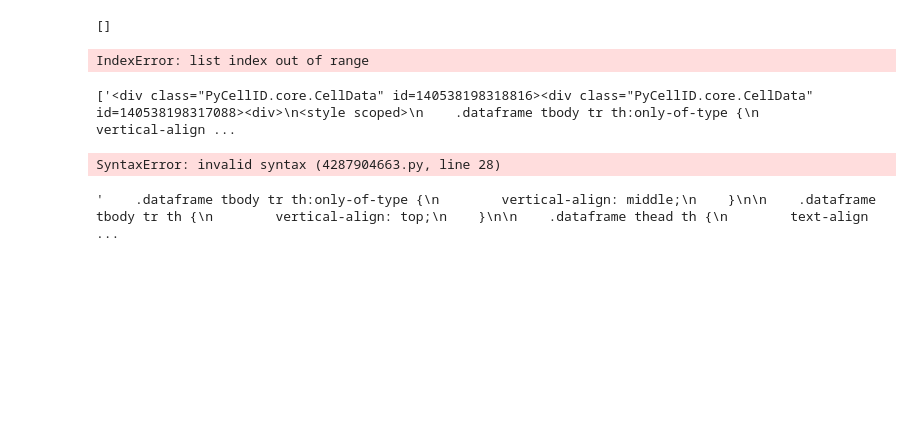
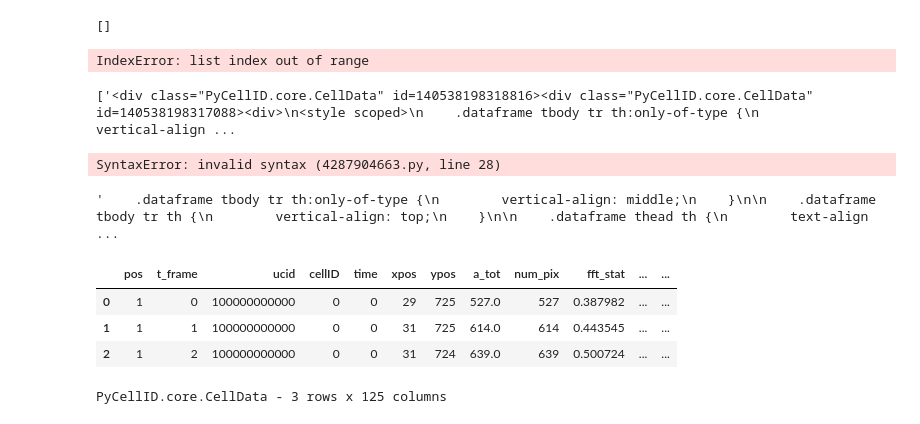
Before and after one commit to pyCellID/pyCellID, a Jupyter notebook: Untitled.ipynb, the cells around one changed output. Cells and saved outputs as stored; diff of their text form; code cells hidden in the pictures; blank space fills up the shorter version.

```diff
--- a/Untitled.ipynb
+++ b/Untitled.ipynb
@@ -221,3 +221,13 @@ SyntaxError: invalid syntax (4287904663.py, line 28)
 df_repr
 # %% [output]
 '    .dataframe tbody tr th:only-of-type {\n        vertical-align: middle;\n    }\n\n    .dataframe tbody tr th {\n        vertical-align: top;\n    }\n\n    .dataframe thead th {\n        text-align ...
+# %%
+ucid = 100000000000
+iloc = CellData(df._path, df[df.ucid==ucid].iloc[:3])
+iloc
+# %% [output]
+|  | pos | t_frame | ucid | cellID | time | xpos | ypos | a_tot | num_pix | fft_stat | ... | ... |
+| 0 | 1 | 0 | 100000000000 | 0 | 0 | 29 | 725 | 527.0 | 527 | 0.387982 | ... | ... |
+| 1 | 1 | 1 | 100000000000 | 0 | 0 | 31 | 725 | 614.0 | 614 | 0.443545 | ... | ... |
+| 2 | 1 | 2 | 100000000000 | 0 | 0 | 31 | 724 | 639.0 | 639 | 0.500724 | ... | ... |
+PyCellID.core.CellData - 3 rows x 125 columns
```
Also changed, not shown: 1 other file.
